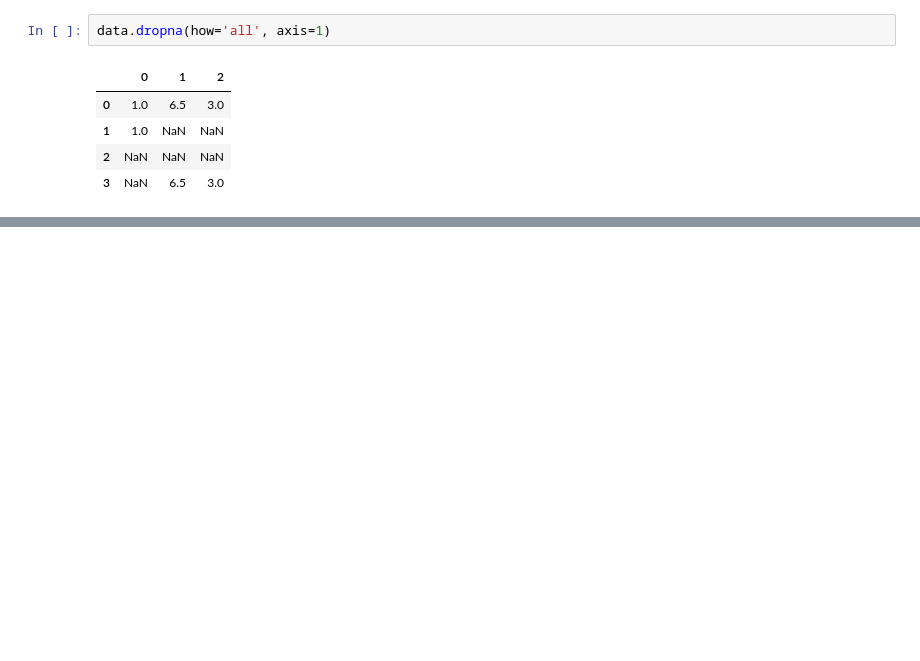
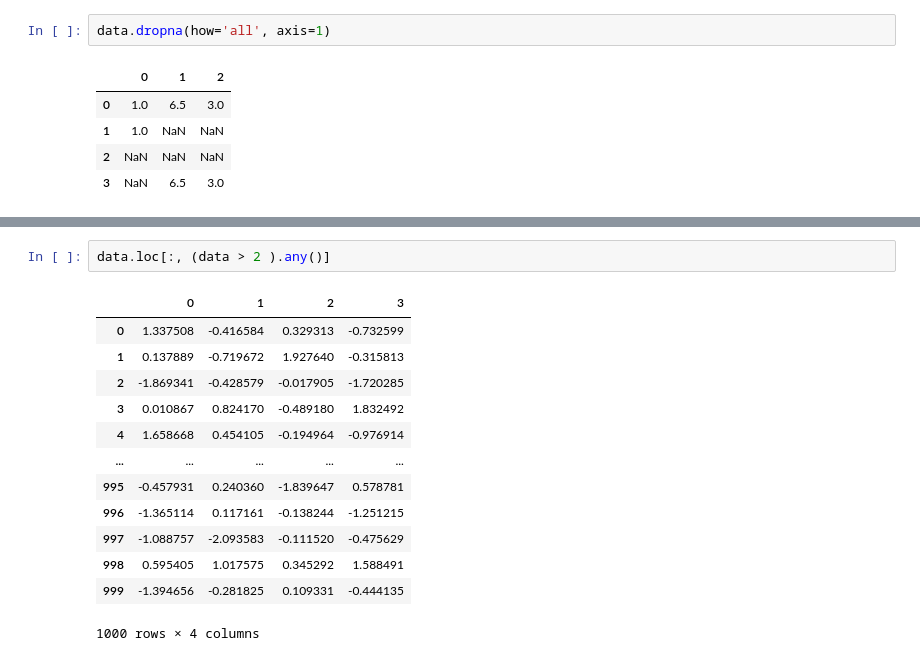
Before and after one commit to liuxm0239/pyDataScience, a Jupyter notebook: ch07_01.ipynb, the cells around one changed output, grey strips where cells are left out. Drawn from its saved outputs; the diff is of its cells as text; blank space fills up the shorter version.

```diff
--- a/ch07_01.ipynb
+++ b/ch07_01.ipynb
@@ -117,0 +594,16 @@ df
+# %%
+data.loc[:, (data > 2 ).any()]
+# %% [output]
+|  | 0 | 1 | 2 | 3 |
+| 0 | 1.337508 | -0.416584 | 0.329313 | -0.732599 |
+| 1 | 0.137889 | -0.719672 | 1.927640 | -0.315813 |
+| 2 | -1.869341 | -0.428579 | -0.017905 | -1.720285 |
+| 3 | 0.010867 | 0.824170 | -0.489180 | 1.832492 |
+| 4 | 1.658668 | 0.454105 | -0.194964 | -0.976914 |
+| ... | ... | ... | ... | ... |
+| 995 | -0.457931 | 0.240360 | -1.839647 | 0.578781 |
+| 996 | -1.365114 | 0.117161 | -0.138244 | -1.251215 |
+| 997 | -1.088757 | -2.093583 | -0.111520 | -0.475629 |
+| 998 | 0.595405 | 1.017575 | 0.345292 | 1.588491 |
+| 999 | -1.394656 | -0.281825 | 0.109331 | -0.444135 |
+1000 rows × 4 columns
```
Also changed, not shown: parts of 81 cells of this notebook.
